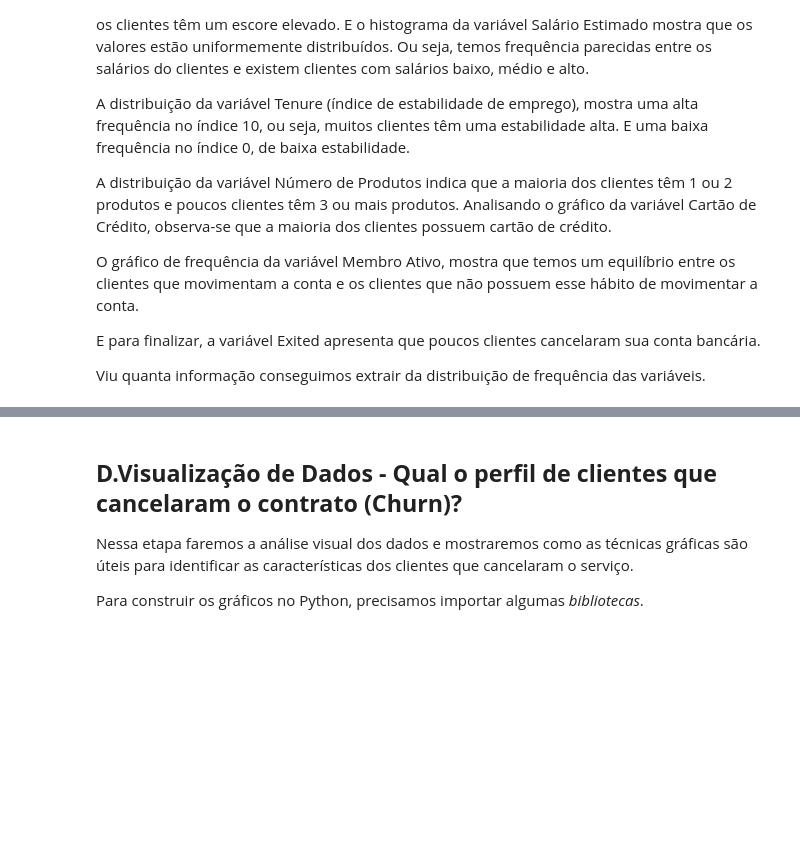
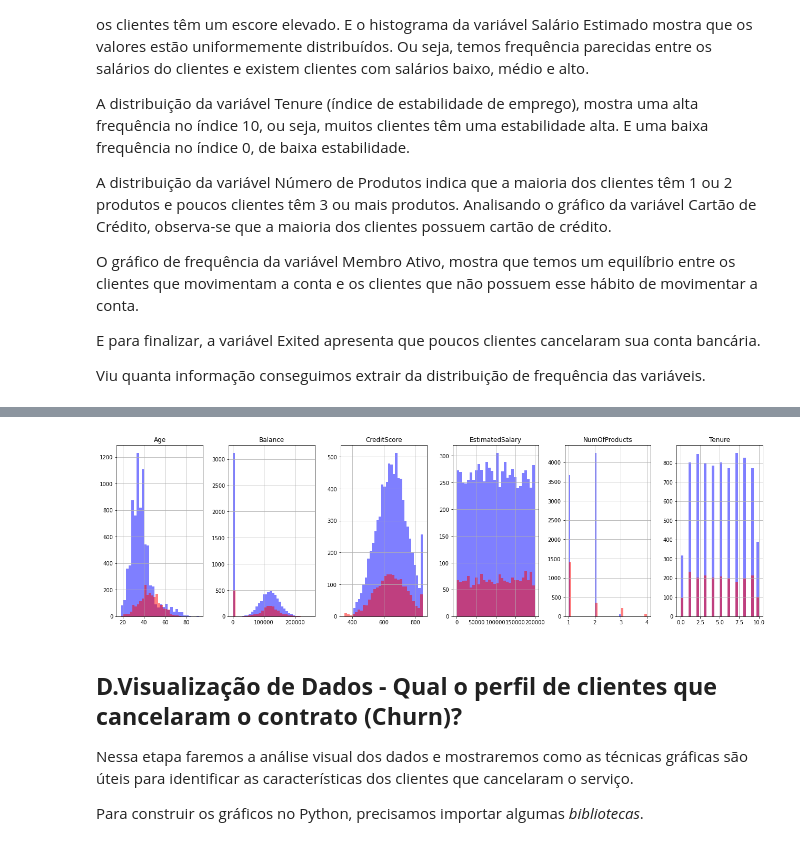
Before and after one commit to scudilio/Churn_model, a Jupyter notebook: Parte_II_Churn_artigo.ipynb, the cells around one changed output, grey strips where cells are left out. Drawn from its saved outputs; the diff is of its cells as text; code cells hidden in the pictures; blank space fills up the shorter version.

```diff
--- a/Parte_II_Churn_artigo.ipynb
+++ b/Parte_II_Churn_artigo.ipynb
@@ -196,3 +200,9 @@ Viu quanta informação conseguimos extrair da distribuição de frequência das
+# %%
+fig, ax = plt.subplots(1, 6, figsize=(22, 6));
+df[df.Exited_cat == "Não"][x_cont].hist( bins=30, color="blue", alpha=0.5, ax=ax);
+df[df.Exited_cat == "Sim"][x_cont].hist( bins=30, color="red", alpha=0.5, ax=ax);
+# %% [output]
+[figure, added]
 # %% [markdown]
 ## **D.Visualização de Dados - Qual o perfil de clientes que cancelaram o contrato (Churn)?**
 
```
Also changed, not shown: parts of 6 cells of this notebook.
